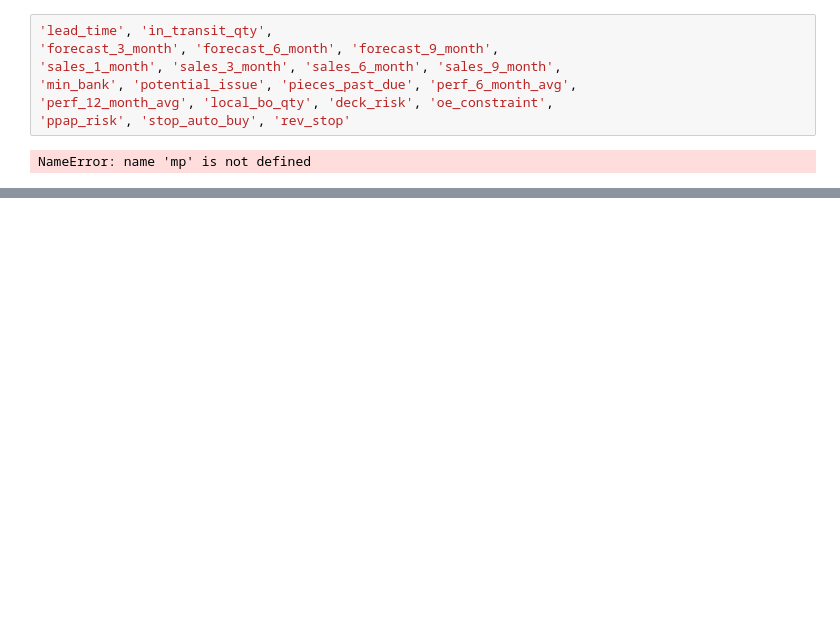
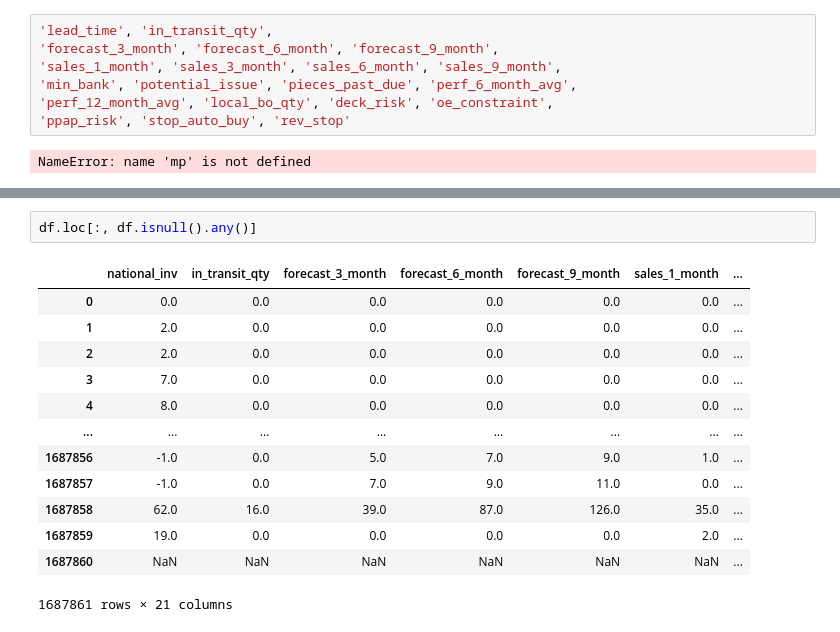
Before and after one commit to Abhikudale/Back_Order_Prediction, a Jupyter notebook: notebook/Test1.ipynb, the cells around one changed output, grey strips where cells are left out. Drawn from its saved outputs; the diff is of its cells as text; blank space fills up the shorter version.

```diff
--- a/notebook/Test1.ipynb
+++ b/notebook/Test1.ipynb
@@ -51,0 +88,16 @@ NameError: name 'mp' is not defined
+# %%
+df.loc[:, df.isnull().any()]
+# %% [output]
+|  | national_inv | in_transit_qty | forecast_3_month | forecast_6_month | forecast_9_month | sales_1_month | ... |
+| 0 | 0.0 | 0.0 | 0.0 | 0.0 | 0.0 | 0.0 | ... |
+| 1 | 2.0 | 0.0 | 0.0 | 0.0 | 0.0 | 0.0 | ... |
+| 2 | 2.0 | 0.0 | 0.0 | 0.0 | 0.0 | 0.0 | ... |
+| 3 | 7.0 | 0.0 | 0.0 | 0.0 | 0.0 | 0.0 | ... |
+| 4 | 8.0 | 0.0 | 0.0 | 0.0 | 0.0 | 0.0 | ... |
+| ... | ... | ... | ... | ... | ... | ... | ... |
+| 1687856 | -1.0 | 0.0 | 5.0 | 7.0 | 9.0 | 1.0 | ... |
+| 1687857 | -1.0 | 0.0 | 7.0 | 9.0 | 11.0 | 0.0 | ... |
+| 1687858 | 62.0 | 16.0 | 39.0 | 87.0 | 126.0 | 35.0 | ... |
+| 1687859 | 19.0 | 0.0 | 0.0 | 0.0 | 0.0 | 2.0 | ... |
+| 1687860 | NaN | NaN | NaN | NaN | NaN | NaN | ... |
+1687861 rows × 21 columns
```
Also changed, not shown: parts of 13 cells of this notebook, 4 other files.
